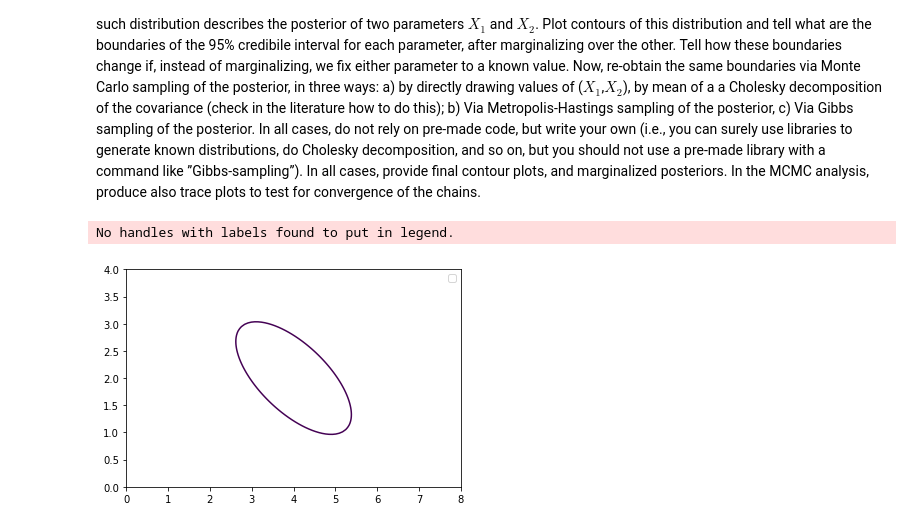
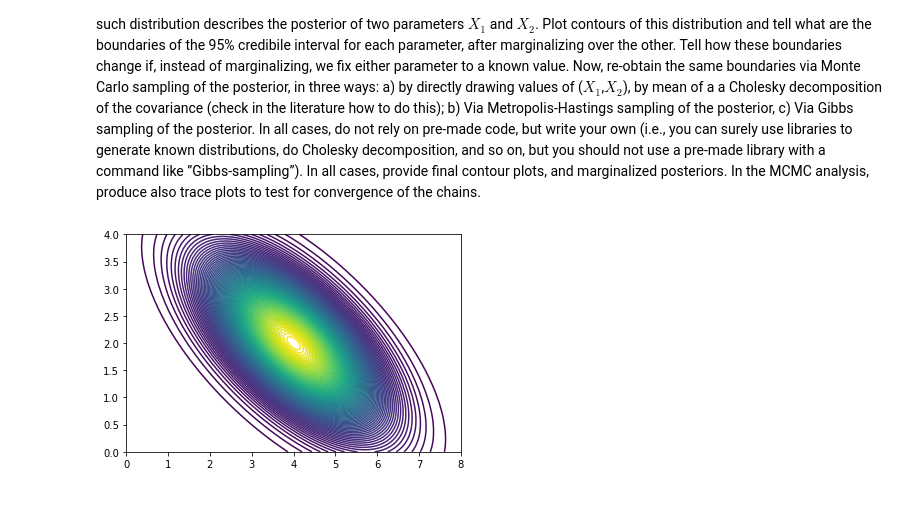
Before and after one commit to blackbianca/Astrostatistics-Cosmology---Homework, a Jupyter notebook: MCMC.ipynb, the cells around one changed output. Cells and saved outputs as stored; diff of their text form; code cells hidden in the pictures.

Commit message:
plot MVN contours

```diff
--- a/MCMC.ipynb
+++ b/MCMC.ipynb
@@ -32,24 +32,22 @@ from scipy.stats import multivariate_normal as mvn
 # %%
 D = int(2)
 x = np.random.rand(D)
 mu = np.array([4,2],float)
 cov = np.array([[1.44,-0.702],[-0.702,0.81]])
 # random symmetric matrix
 #cov = A.T.dot(A)
 
 # Generate grid points
 x, y = np.meshgrid(np.linspace(0,8,100),np.linspace(0,4,100))
 xy = np.column_stack([x.flat, y.flat])
 
 # density values at the grid points
 z = mvn.pdf(xy, mu, cov).reshape(x.shape)
 
 # arbitrary contour levels
-contour_level = [0.1, 0.2, 0.3,0.9]
+contour_level = [0.01,0.05,0.1,0.1935]
 
-fig = plt.contour(x, y, z, levels = contour_level)
-plt.legend()
+fig = plt.contour(x, y, z, levels = 100)
 plt.show()
 # %% [output]
-No handles with labels found to put in legend.
-[figure, old version]
+[figure, new version]
```
Also changed, not shown: parts of 3 cells of this notebook.
